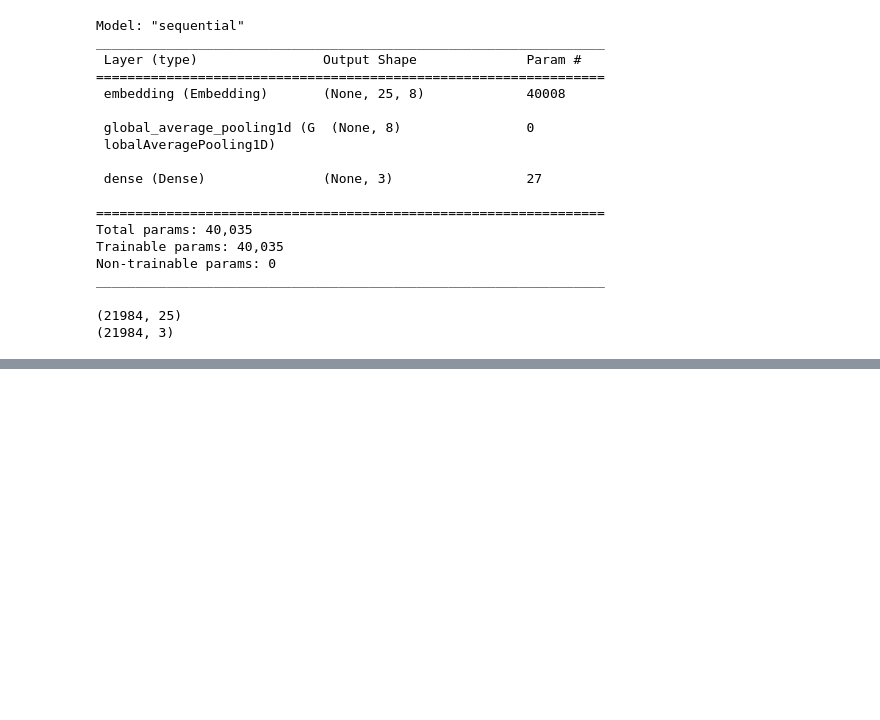
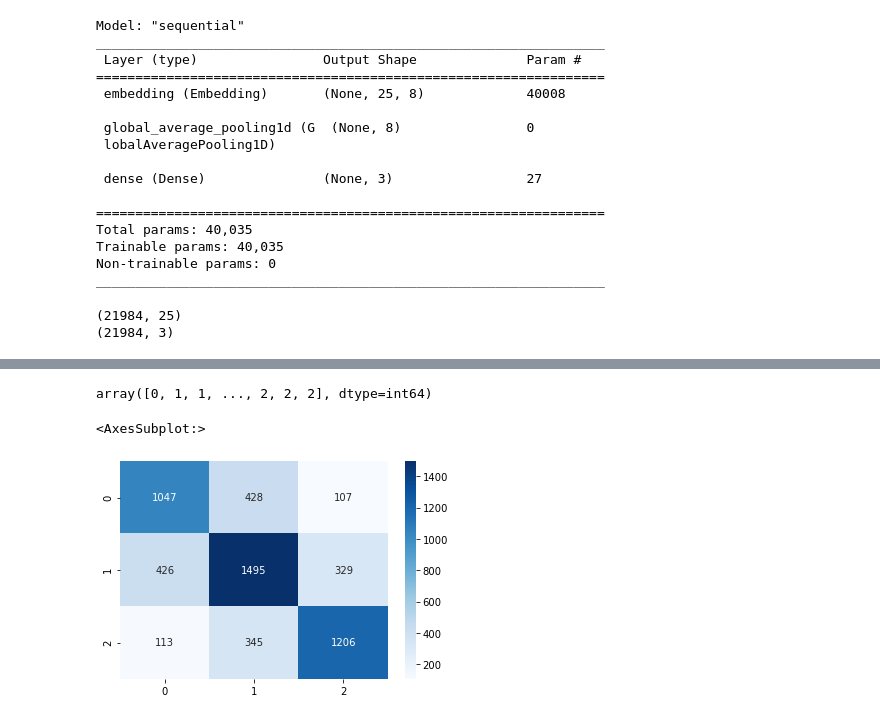
Before and after one commit to David-Tong/W207-Final-Project-2022, a Jupyter notebook: Tweet Sentiment Extraction/Tweet_Sentiment_Extraction_Analysis.ipynb, the cells around one changed output, grey strips where cells are left out. Saved outputs shown, nothing was run; the diff lists cells and outputs as text; code cells hidden in the pictures; blank space fills up the shorter version.

```diff
--- a/Tweet Sentiment Extraction/Tweet_Sentiment_Extraction_Analysis.ipynb
+++ b/Tweet Sentiment Extraction/Tweet_Sentiment_Extraction_Analysis.ipynb
@@ -727,0 +770,2 @@ Epoch 5/5
+# %%
+predictions = np.argmax(model.predict(X_test), axis=-1)
@@ -727,0 +774,12 @@ Epoch 5/5
+# %%
+predictions
+# %% [output]
+array([0, 1, 1, ..., 2, 2, 2], dtype=int64)
+# %%
+labels = np.argmax(y_test,axis=-1)
+# %%
+cm = confusion_matrix(predictions, labels)
+sns.heatmap(cm, annot = True, cmap='Blues', fmt='g')
+# %% [output]
+<AxesSubplot:>
+[figure, added]
```
Also changed, not shown: parts of 43 cells of this notebook.
